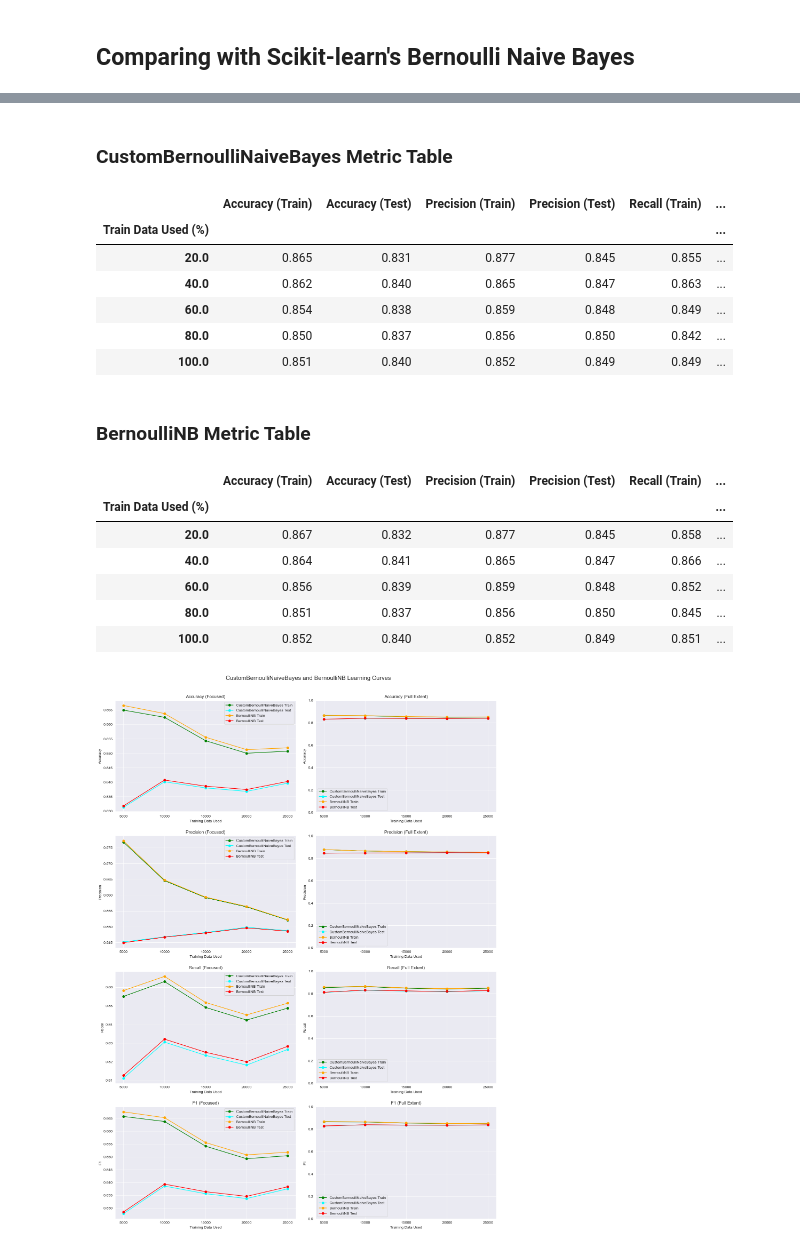
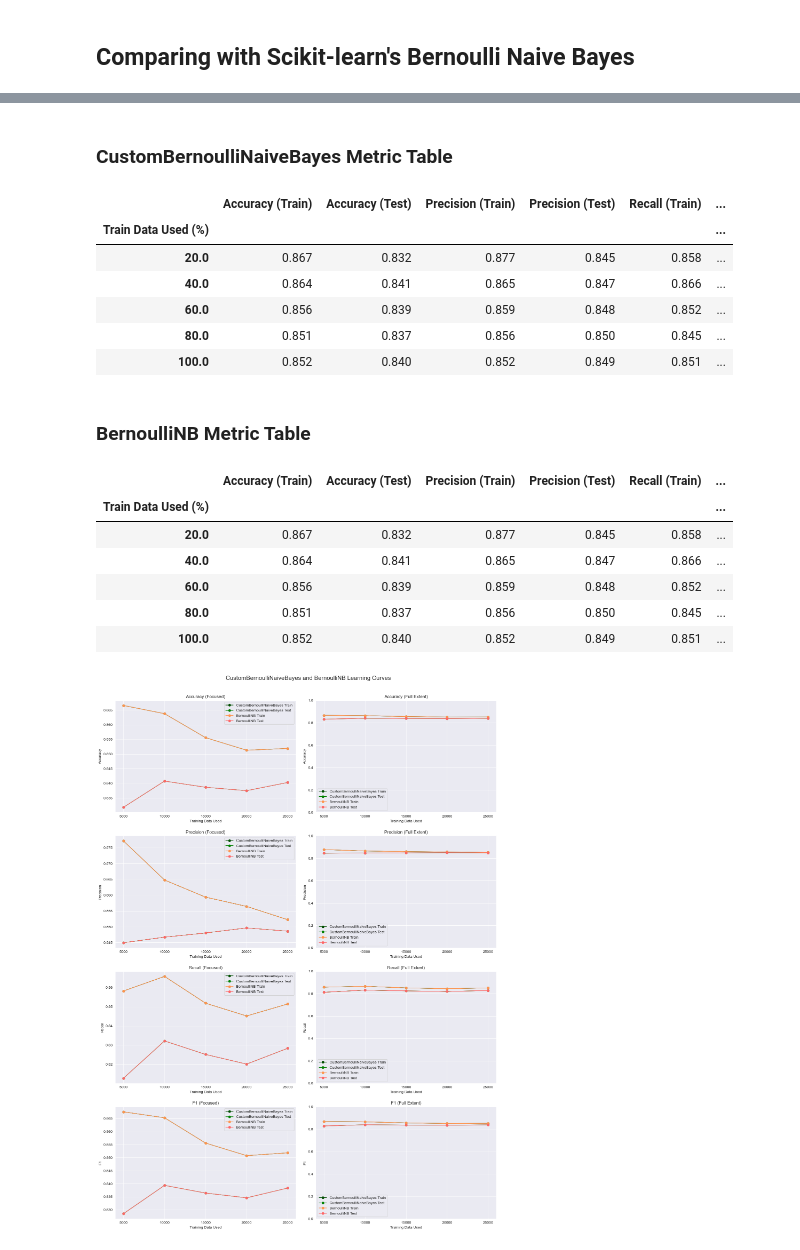
Before and after one commit to hvlkk/IMDb-Dataset-Sentiment-Analysis, a Jupyter notebook: naive_bayes.ipynb, the cells around one changed output, grey strips where cells are left out. Saved outputs shown, nothing was run; the diff lists cells and outputs as text; code cells hidden in the pictures.

```diff
--- a/naive_bayes.ipynb
+++ b/naive_bayes.ipynb
@@ -293,7 +298,6 @@ def display_metric_table(evaluation_dict):
         'F1 (Train)': evaluation_dict['Train F1'].round(3),
         'F1 (Test)': evaluation_dict['Test F1'].round(3)
     })
-
     metric_table.set_index('Train Data Used (%)', inplace=True)
     display(Markdown(f"### {model_name} Metric Table"))
     display(metric_table)
@@ -316,11 +320,11 @@ def display_learning_curves(model1_evaluation_dict, model2_evaluation_dict = Non
     plt.suptitle(title, fontsize=16)
 
     # TODO: Use more fitting colours (at least for model1)
-    model1_train_color = 'green'
-    model1_test_color = 'cyan'
+    model1_train_color = '#004d00'
+    model1_test_color = '#008000'
 
-    model2_train_color = 'orange'
-    model2_test_color = 'red'
+    model2_train_color = '#ff944d'
+    model2_test_color = '#ff6666'
 
     for i, metric in enumerate(metrics, start=1):
         plt.subplot(4, 2, i * 2 - 1)  # odd index for y-axis focused on the extent
@@ -342,7 +346,7 @@ def display_learning_curves(model1_evaluation_dict, model2_evaluation_dict = Non
         plt.legend()
         plt.grid(True)
 
-        plt.subplot(4, 2, i * 2)  # Even index for full y-axis extent
+        plt.subplot(4, 2, i * 2)  # even index for full y-axis extent
         plt.plot(model1_evaluation_dict['Split Sizes'], model1_evaluation_dict[f'Train {metric}'], marker='o',
                  label=f'{model1_name} Train', color=model1_train_color)
         plt.plot(model1_evaluation_dict['Split Sizes'], model1_evaluation_dict[f'Test {metric}'], marker='o',
@@ -432,7 +436,7 @@ weighted avg       0.84      0.84      0.84     25000
 # %%
 from sklearn.naive_bayes import BernoulliNB
 
-sklearn_evaluation = evaluate_metrics(BernoulliNB(), x_train, y_train, x_test, y_test)
+sklearn_evaluation = evaluate_metrics(BernoulliNB(), x_train, y_train, x_test, y_test, 5)
 compare_models(evaluation, sklearn_evaluation, y_test)
 # %% [output]
 CustomBernoulliNaiveBayes Classification Report:
@@ -441,36 +445,36 @@ CustomBernoulliNaiveBayes Classification Report:
 
            0       0.83      0.85      0.84     12500
            1       0.85      0.83      0.84     12500
 
     accuracy                           0.84     25000
    macro avg       0.84      0.84      0.84     25000
 weighted avg       0.84      0.84      0.84     25000
 [figure]
 BernoulliNB Classification Report:
 
               precision    recall  f1-score   support
 
            0       0.83      0.85      0.84     12500
            1       0.85      0.83      0.84     12500
 
     accuracy                           0.84     25000
    macro avg       0.84      0.84      0.84     25000
 weighted avg       0.84      0.84      0.84     25000
 [figure]
 ### CustomBernoulliNaiveBayes Metric Table
 |  | Accuracy (Train) | Accuracy (Test) | Precision (Train) | Precision (Test) | Recall (Train) | ... |
 | Train Data Used (%) |  |  |  |  |  | ... |
-| 20.0 | 0.865 | 0.831 | 0.877 | 0.845 | 0.855 | ... |
-| 40.0 | 0.862 | 0.840 | 0.865 | 0.847 | 0.863 | ... |
-| 60.0 | 0.854 | 0.838 | 0.859 | 0.848 | 0.849 | ... |
-| 80.0 | 0.850 | 0.837 | 0.856 | 0.850 | 0.842 | ... |
-| 100.0 | 0.851 | 0.840 | 0.852 | 0.849 | 0.849 | ... |
+| 20.0 | 0.867 | 0.832 | 0.877 | 0.845 | 0.858 | ... |
+| 40.0 | 0.864 | 0.841 | 0.865 | 0.847 | 0.866 | ... |
+| 60.0 | 0.856 | 0.839 | 0.859 | 0.848 | 0.852 | ... |
+| 80.0 | 0.851 | 0.837 | 0.856 | 0.850 | 0.845 | ... |
+| 100.0 | 0.852 | 0.840 | 0.852 | 0.849 | 0.851 | ... |
 ### BernoulliNB Metric Table
 |  | Accuracy (Train) | Accuracy (Test) | Precision (Train) | Precision (Test) | Recall (Train) | ... |
 | Train Data Used (%) |  |  |  |  |  | ... |
 | 20.0 | 0.867 | 0.832 | 0.877 | 0.845 | 0.858 | ... |
 | 40.0 | 0.864 | 0.841 | 0.865 | 0.847 | 0.866 | ... |
 | 60.0 | 0.856 | 0.839 | 0.859 | 0.848 | 0.852 | ... |
 | 80.0 | 0.851 | 0.837 | 0.856 | 0.850 | 0.845 | ... |
 | 100.0 | 0.852 | 0.840 | 0.852 | 0.849 | 0.851 | ... |
-[figure, old version]
+[figure, new version]
```
Also changed, not shown: parts of 6 cells of this notebook.
